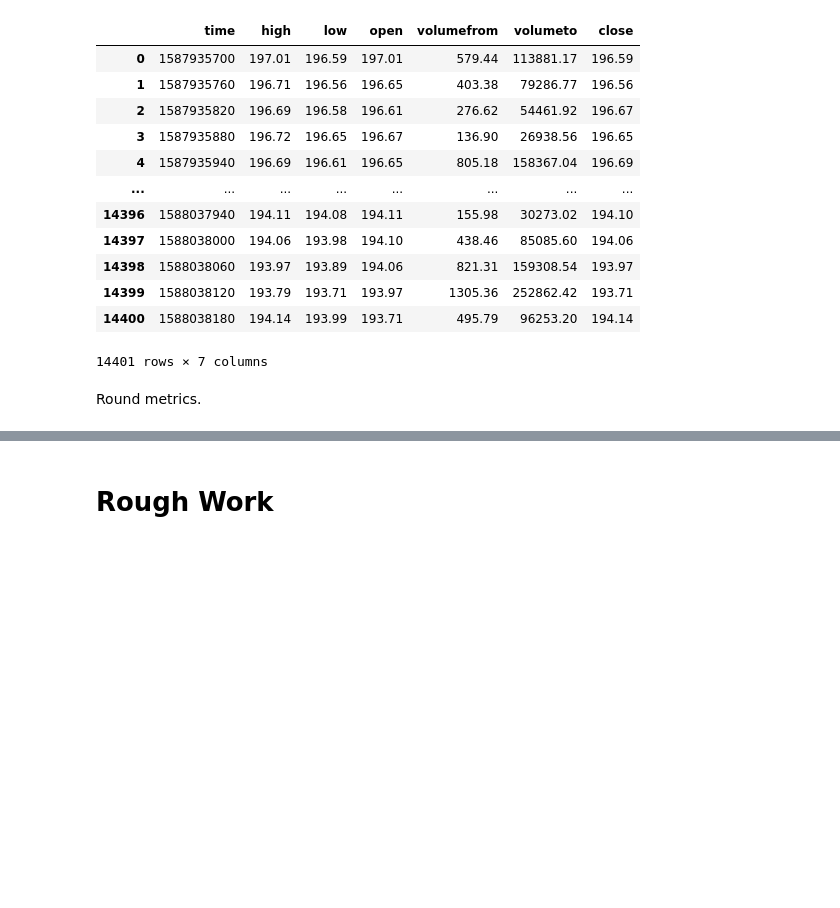
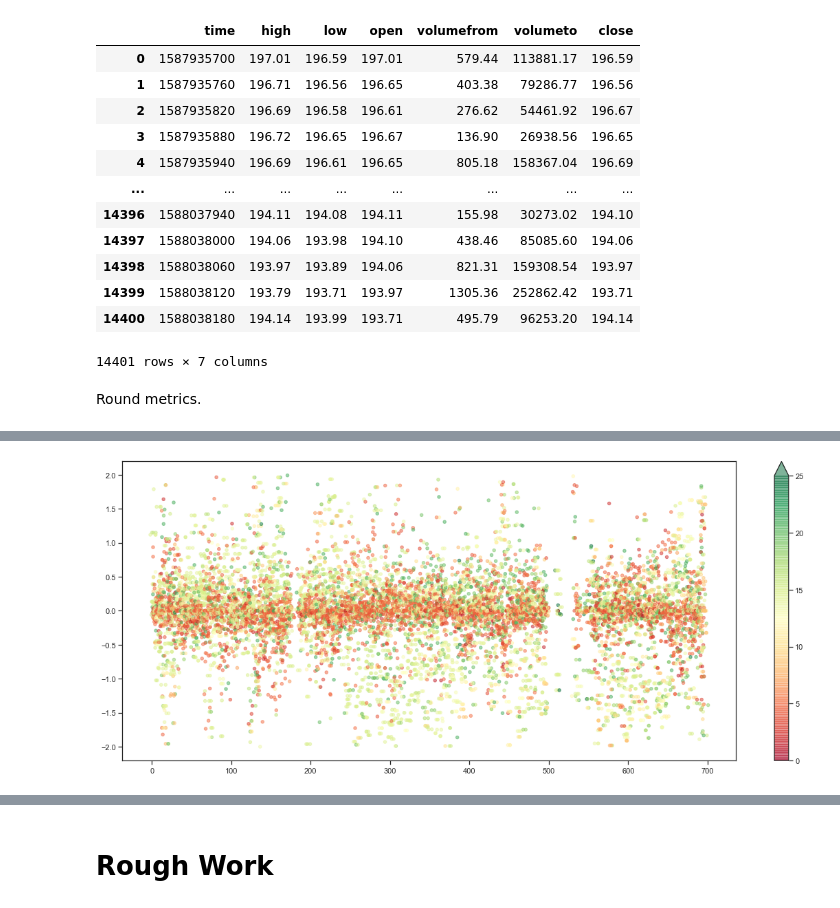
Before and after one commit to sassmilic/chainlink-price-contract-analysis, a Jupyter notebook: chainlink price feed analysis.ipynb, the cells around one changed output, grey strips where cells are left out. Saved outputs shown, nothing was run; the diff lists cells and outputs as text; code cells hidden in the pictures; blank space fills up the shorter version.

```diff
--- a/chainlink price feed analysis.ipynb
+++ b/chainlink price feed analysis.ipynb
@@ -424,0 +504,47 @@ strong multicollinearity or other numerical problems.
+# %%
+def ts_percentile(row):
+    rnd = int(row['answer_id'])
+    return (row['timestamp'] - df_rounds.loc[rnd]['ts_start']) / df_rounds.loc[rnd]['round_length']
+
+df = df_responses
+
+# compute ranks
+df['ts_rank_pct'] = df.groupby(['answer_id']).agg(
+    count_col=pd.NamedAgg(column='timestamp', aggfunc="rank")
+)
+df.rename(columns={'count_col': 'ts_rank_pct'}, inplace=True)
+
+# only inlude rounds where there is a good seperation of timestamps
+df = df.groupby('answer_id').filter(lambda g: (g.ts_rank_pct > 20).any())
+# %%
+def dist_from_median(row):
+    df = df_responses
+    df = df[df['answer_id'] == row['answer_id']]
+    med = np.median(df['price_float'])
+    return med - row['price_float']
+
+df['dist_from_median'] = df.apply(lambda row: dist_from_median(row), axis=1)
+# %%
+# I'll be plotting this a few times,
+# so might as well make a function
+def plot(df, cmap='RdYlGn', figsize=(20, 8)):
+    plt.figure(figsize=figsize)
+    def __add_jitter(x):
+        # for visual ease
+        std = .01 * x.std()
+        return x + np.random.randn(len(x)) * std
+    plt.scatter(
+        add_jitter(df.answer_id),
+        df.dist_from_median,
+        alpha =0.5,
+        c = df.ts_rank_pct,
+        cmap=cmap,
+        s=20
+    )
+    #cbar = plt.colorbar()
+    plt.colorbar(extend='max')
+    plt.clim(0, 25);
+
+plot(df)
+# %% [output]
+[figure, added]
```
Also changed, not shown: parts of 86 cells of this notebook.
